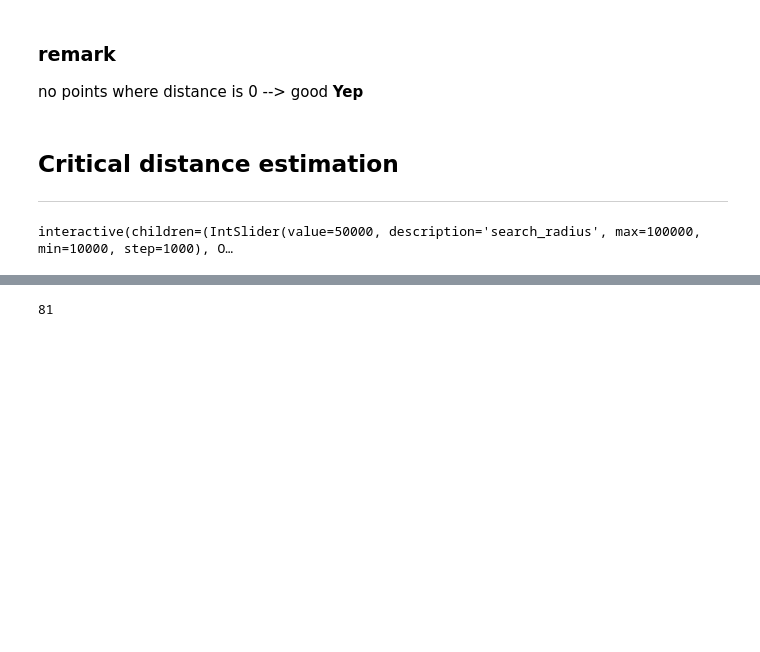
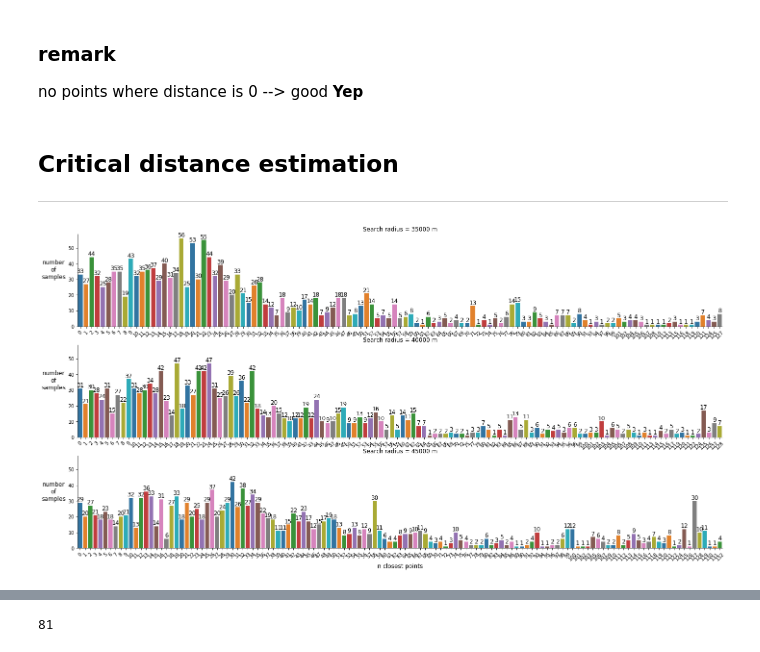
Before and after one commit to Complexio/Vistelius_1995_OCR, a Jupyter notebook: _ANALYSIS/2_Interpolation.ipynb, the cells around one changed output, grey strips where cells are left out. Drawn from its saved outputs; the diff is of its cells as text; code cells hidden in the pictures; blank space fills up the shorter version.

```diff
--- a/_ANALYSIS/2_Interpolation.ipynb
+++ b/_ANALYSIS/2_Interpolation.ipynb
@@ -191,16 +188,16 @@ range_ = [100000] * 15
 # %%
 # You can adjust the radius parameters below to change the slider settings
 # to visualize the figures interactively
 plots.interactive_plot_search_radius(coordinates_utm, orient='rows',
                                      radius_default=50000, # Default slider position
-                                     radius_min=10000,  # Slider start
-                                     radius_max=100000, # Slider stop
-                                     radius_step=1000,  # Slider step
-                                     radius_offset=1000) # Offset between visualizations shown
+                                     radius_min=40000,  # Slider start
+                                     radius_max=40000, # Slider stop
+                                     radius_step=5000,  # Slider step
+                                     radius_offset=5000) # Offset between visualizations shown
 
 # The x-axis stands for 'n_neighbours'
 # %% [output]
-interactive(children=(IntSlider(value=50000, description='search_radius', max=100000, min=10000, step=1000), O…
+[figure, added]
 # %%
 # Critical distance (in meters)
 # This is the distance where at least 95% of your samples
```
Also changed, not shown: parts of 34 cells of this notebook, 30 other files.
